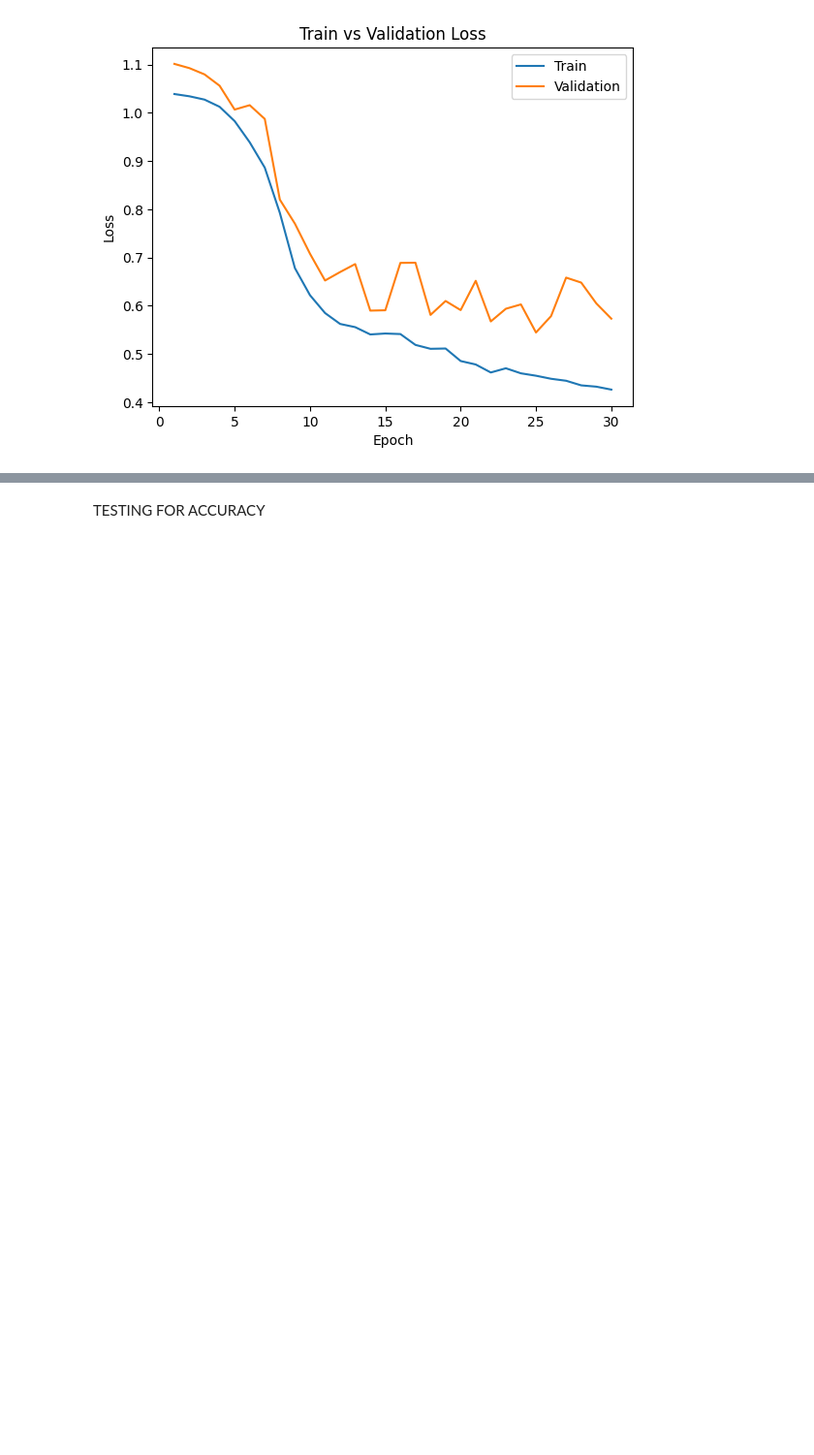
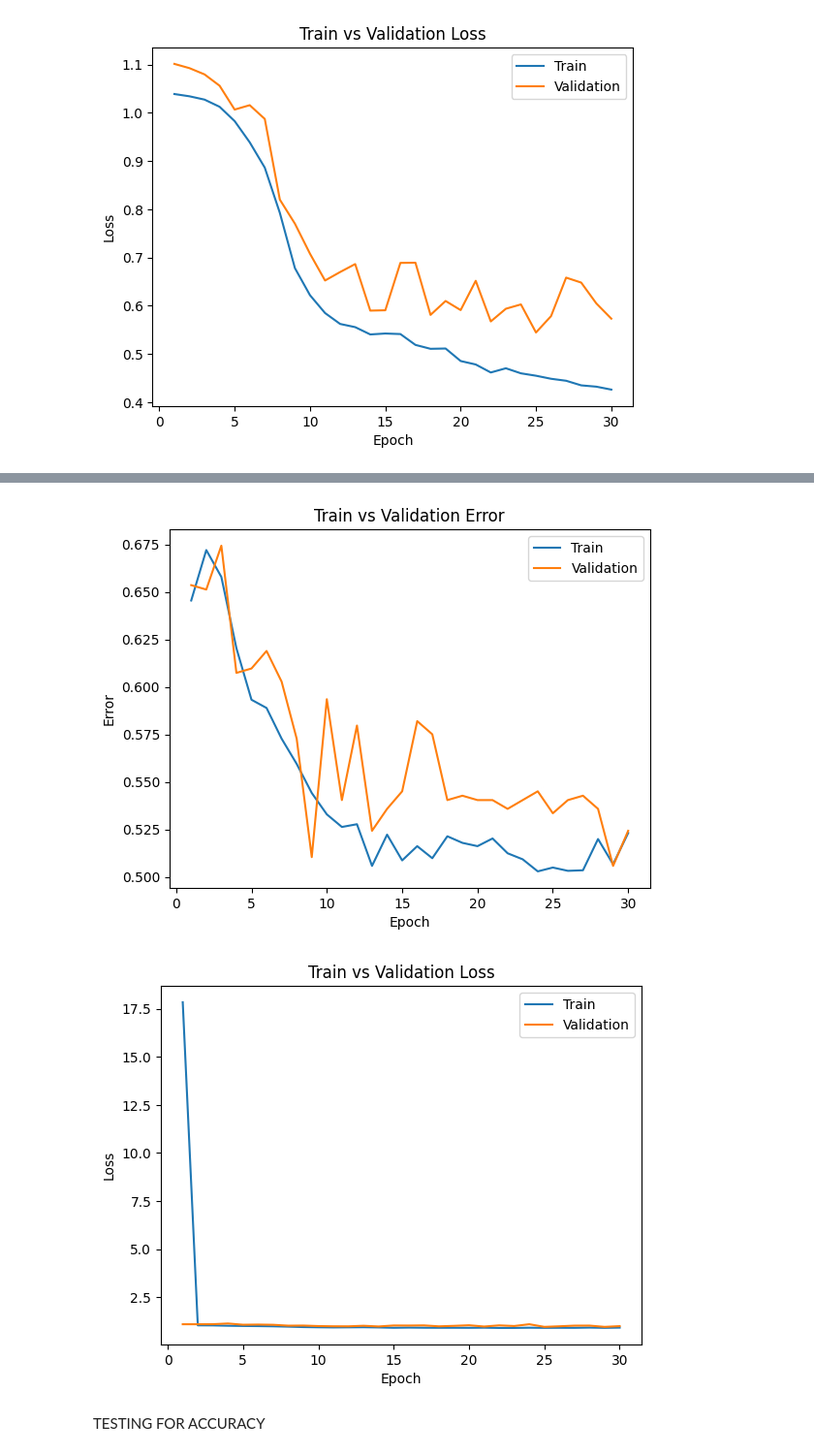
Before and after one commit to edwynzhou/aps360_project_team_77, a Jupyter notebook: Final_APS360_Project.ipynb, the cells around one changed output, grey strips where cells are left out. Shown at 97% size. Saved outputs shown, nothing was run; the diff lists cells and outputs as text; code cells hidden in the pictures; blank space fills up the shorter version.

Commit message:
add more models

```diff
--- a/Final_APS360_Project.ipynb
+++ b/Final_APS360_Project.ipynb
@@ -856,3 +872,9 @@ KeyboardInterrupt:
+# %%
+model_path = get_model_name("Net", batch_size=200, learning_rate=0.01, epoch=29)
+plot_training_curve(model_path)
+# %% [output]
+[figure, added]
+[figure, added]
 # %% [markdown]
 TESTING FOR ACCURACY
 # %%
```
Also changed, not shown: parts of 8 cells of this notebook.
